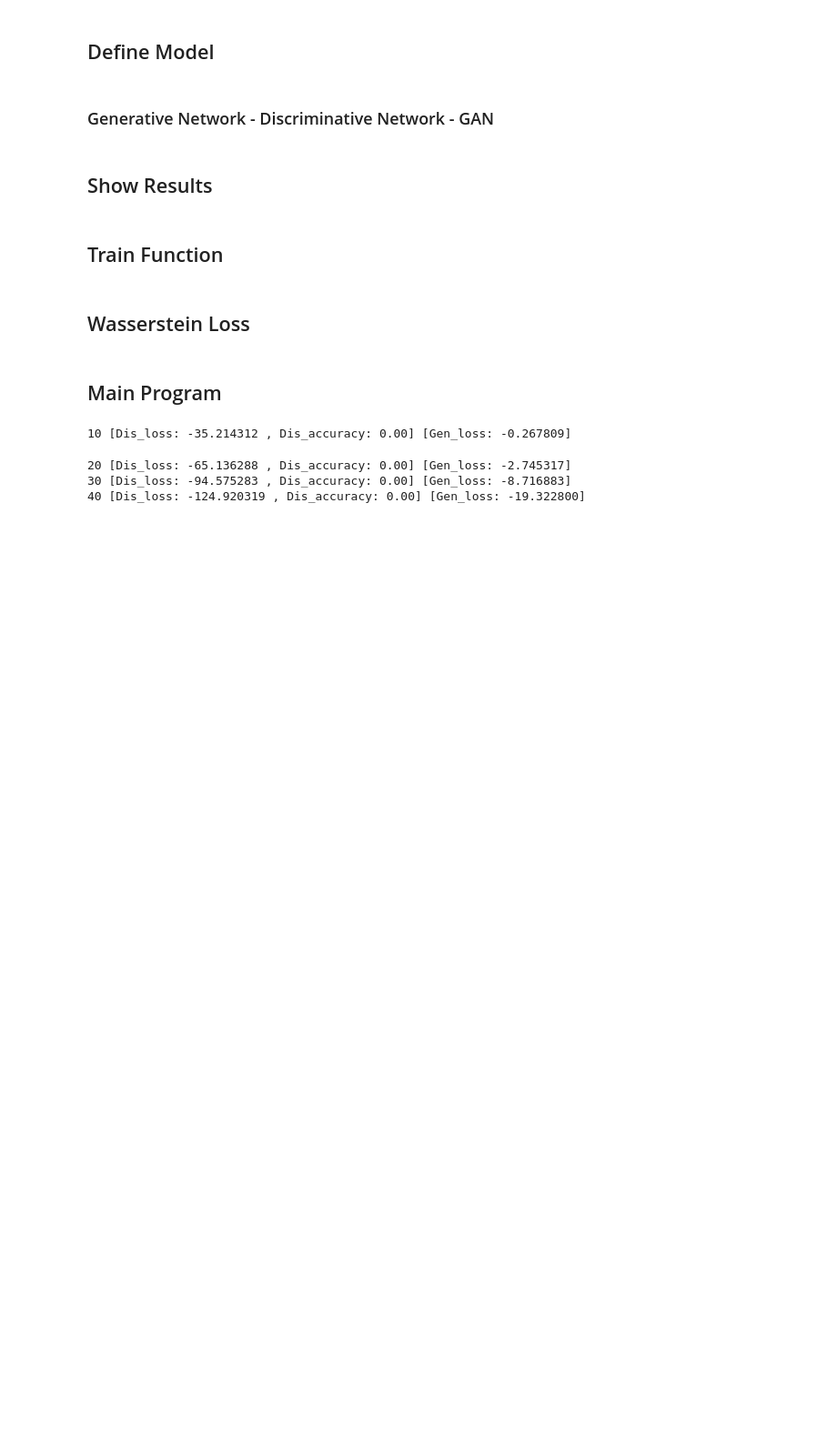
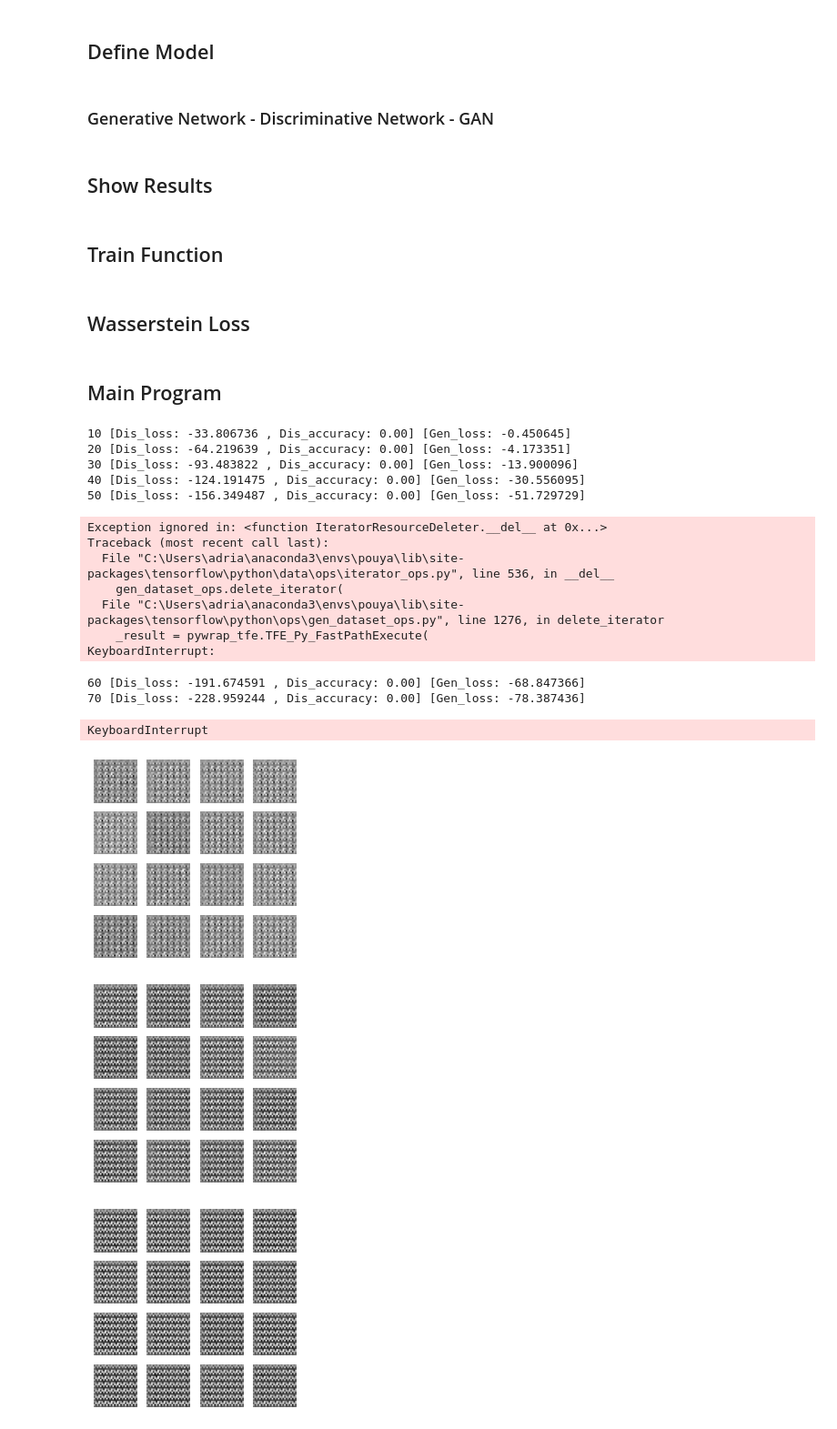
Before and after one commit to Adrianfir/WGAN, a Jupyter notebook: WGAN.ipynb, the cells around one changed output. Shown at 91% size. Saved outputs shown, nothing was run; the diff lists cells and outputs as text; code cells hidden in the pictures; blank space fills up the shorter version.

```diff
--- a/WGAN.ipynb
+++ b/WGAN.ipynb
@@ -186,36 +183,50 @@ class info:
     def __init__(self,losses=[],accuracies=[],iteration_checks=[]):
 
         self.losses = losses
         self.accuracies = accuracies
         self.iteration_checks = iteration_checks
 
 Xtrain = Input_Data()
 data_size = Xtrain.shape[1:]
 batch_size = 64
 z_dim = 100
 
 model  = GAN()
 
 model.build_Dis(data_size)
 model.Dis.compile (loss = Wasserstein_loss,
-               optimizer = keras.optimizers.Adam(learning_rate=0.0002, beta_1=0.5, beta_2 = 0.999),
+               optimizer = tf.keras.optimizers.Adam(learning_rate=0.0002, beta_1=0.5, beta_2 = 0.999),
                metrics = ['accuracy'])
 
 model.build_Gen(z_dim)
 # model.Gen.compile(loss = 'binary_crossentropy',
 #                optimizer = Adam())
 
 model.Dis.trainable = False
 
 model.build_GAN()
 model.GAN.compile(loss = Wasserstein_loss,
-              optimizer = keras.optimizers.Adam(learning_rate=0.0002, beta_1=0.5, beta_2 = 0.999))
+              optimizer = tf.keras.optimizers.Adam(learning_rate=0.0002, beta_1=0.5, beta_2 = 0.999))
 
 
 Info = info([],[],[])
 Train(batch_size, Xtrain, z_dim, Info, Iters = 20000, Interval = 10)
 # %% [output]
-10 [Dis_loss: -35.214312 , Dis_accuracy: 0.00] [Gen_loss: -0.267809]
+10 [Dis_loss: -33.806736 , Dis_accuracy: 0.00] [Gen_loss: -0.450645]
+20 [Dis_loss: -64.219639 , Dis_accuracy: 0.00] [Gen_loss: -4.173351]
+30 [Dis_loss: -93.483822 , Dis_accuracy: 0.00] [Gen_loss: -13.900096]
+40 [Dis_loss: -124.191475 , Dis_accuracy: 0.00] [Gen_loss: -30.556095]
+50 [Dis_loss: -156.349487 , Dis_accuracy: 0.00] [Gen_loss: -51.729729]
-20 [Dis_loss: -65.136288 , Dis_accuracy: 0.00] [Gen_loss: -2.745317]
-30 [Dis_loss: -94.575283 , Dis_accuracy: 0.00] [Gen_loss: -8.716883]
-40 [Dis_loss: -124.920319 , Dis_accuracy: 0.00] [Gen_loss: -19.322800]
+Exception ignored in: <function IteratorResourceDeleter.__del__ at 0x...>
+Traceback (most recent call last):
+  File "C:\Users\adria\anaconda3\envs\pouya\lib\site-packages\tensorflow\python\data\ops\iterator_ops.py", line 536, in __del__
+    gen_dataset_ops.delete_iterator(
+  File "C:\Users\adria\anaconda3\envs\pouya\lib\site-packages\tensorflow\python\ops\gen_dataset_ops.py", line 1276, in delete_iterator
+    _result = pywrap_tfe.TFE_Py_FastPathExecute(
+KeyboardInterrupt:
+60 [Dis_loss: -191.674591 , Dis_accuracy: 0.00] [Gen_loss: -68.847366]
+70 [Dis_loss: -228.959244 , Dis_accuracy: 0.00] [Gen_loss: -78.387436]
+KeyboardInterrupt
+[figure, added]
+[figure, added]
+[figure, added]
```
Also changed, not shown: parts of 2 cells of this notebook.
